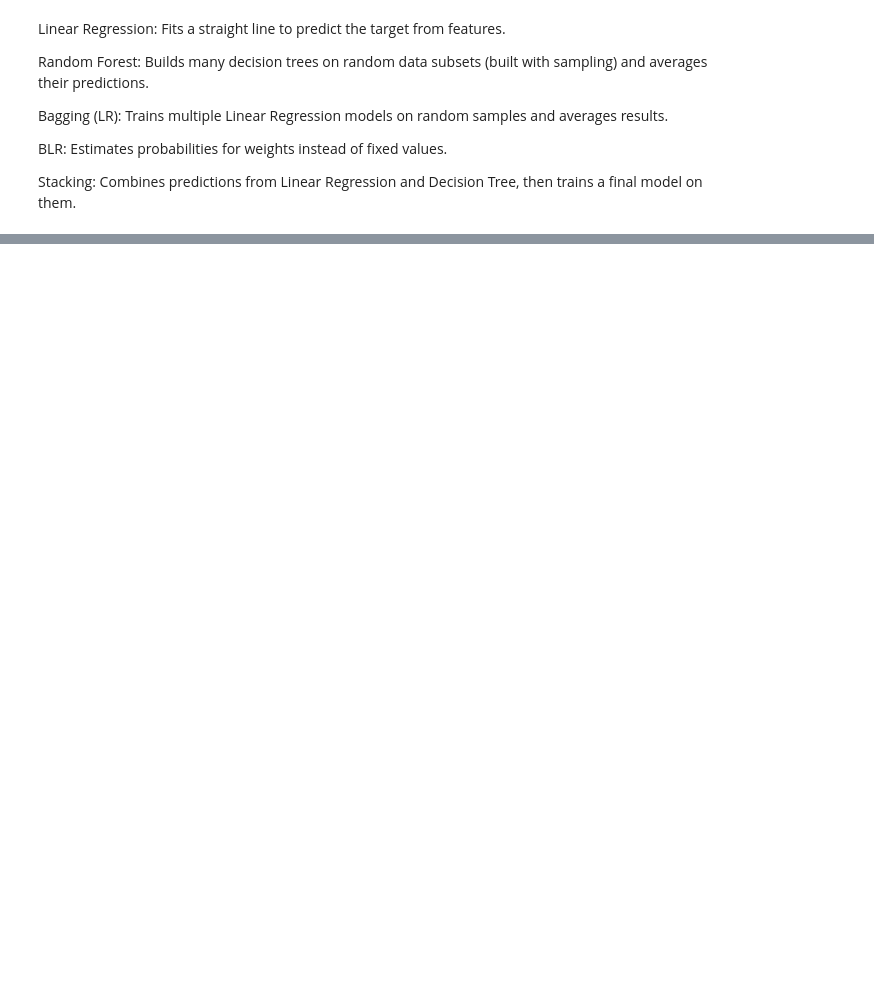
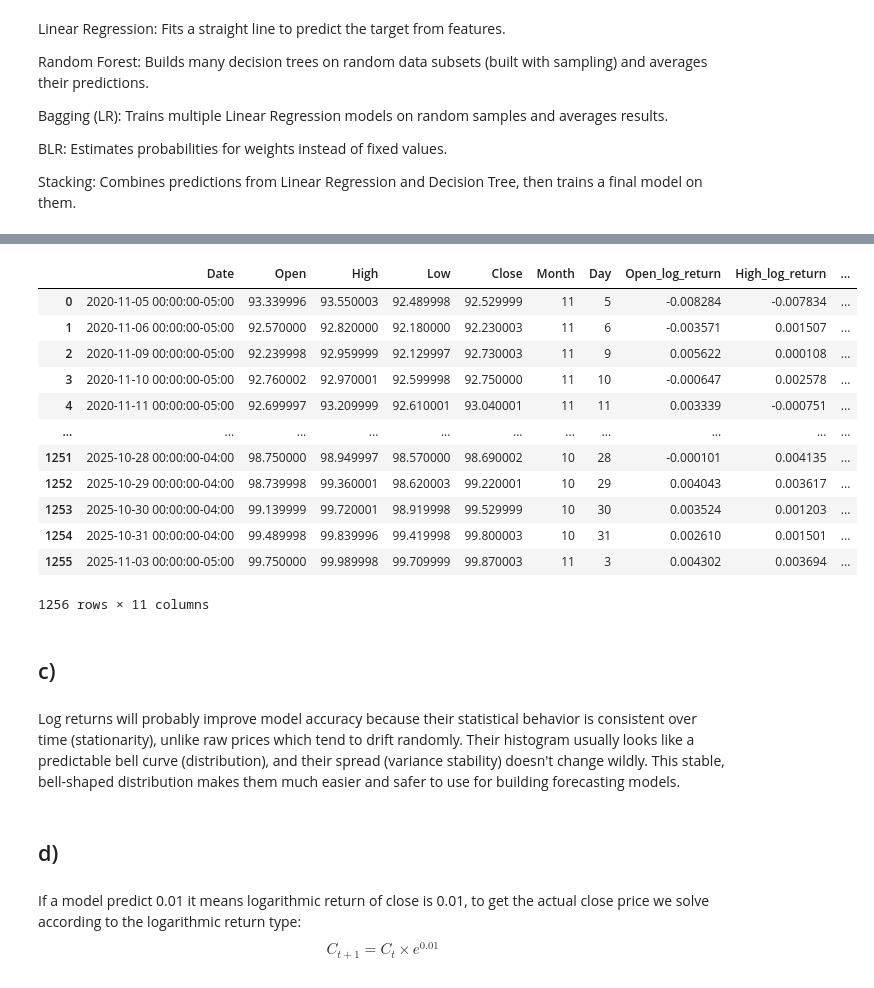
Before and after one commit to thanasisxan/AI-101-Machine-Learning, a Jupyter notebook: Exercise-3/usd-price-prediction.ipynb, the cells around one changed output, grey strips where cells are left out. Drawn from its saved outputs; the diff is of its cells as text; code cells hidden in the pictures; blank space fills up the shorter version.

```diff
--- a/Exercise-3/usd-price-prediction.ipynb
+++ b/Exercise-3/usd-price-prediction.ipynb
@@ -192,0 +239,18 @@ Stacking: Combines predictions from Linear Regression and Decision Tree, then tr
+# %%
+df12.dropna()
+# %% [output]
+|  | Date | Open | High | Low | Close | Month | Day | Open_log_return | High_log_return | ... |
+| 0 | 2020-11-05 00:00:00-05:00 | 93.339996 | 93.550003 | 92.489998 | 92.529999 | 11 | 5 | -0.008284 | -0.007834 | ... |
+| 1 | 2020-11-06 00:00:00-05:00 | 92.570000 | 92.820000 | 92.180000 | 92.230003 | 11 | 6 | -0.003571 | 0.001507 | ... |
+| 2 | 2020-11-09 00:00:00-05:00 | 92.239998 | 92.959999 | 92.129997 | 92.730003 | 11 | 9 | 0.005622 | 0.000108 | ... |
+| 3 | 2020-11-10 00:00:00-05:00 | 92.760002 | 92.970001 | 92.599998 | 92.750000 | 11 | 10 | -0.000647 | 0.002578 | ... |
+| 4 | 2020-11-11 00:00:00-05:00 | 92.699997 | 93.209999 | 92.610001 | 93.040001 | 11 | 11 | 0.003339 | -0.000751 | ... |
+| ... | ... | ... | ... | ... | ... | ... | ... | ... | ... | ... |
+| 1251 | 2025-10-28 00:00:00-04:00 | 98.750000 | 98.949997 | 98.570000 | 98.690002 | 10 | 28 | -0.000101 | 0.004135 | ... |
+| 1252 | 2025-10-29 00:00:00-04:00 | 98.739998 | 99.360001 | 98.620003 | 99.220001 | 10 | 29 | 0.004043 | 0.003617 | ... |
+| 1253 | 2025-10-30 00:00:00-04:00 | 99.139999 | 99.720001 | 98.919998 | 99.529999 | 10 | 30 | 0.003524 | 0.001203 | ... |
+| 1254 | 2025-10-31 00:00:00-04:00 | 99.489998 | 99.839996 | 99.419998 | 99.800003 | 10 | 31 | 0.002610 | 0.001501 | ... |
+| 1255 | 2025-11-03 00:00:00-05:00 | 99.750000 | 99.989998 | 99.709999 | 99.870003 | 11 | 3 | 0.004302 | 0.003694 | ... |
+1256 rows × 11 columns
+# %% [markdown]
+## c)
@@ -192,0 +269,6 @@ Stacking: Combines predictions from Linear Regression and Decision Tree, then tr
+# %% [markdown]
+Log returns will probably improve model accuracy because their statistical behavior is consistent over time (stationarity), unlike raw prices which tend to drift randomly. Their histogram usually looks like a predictable bell curve (distribution), and their spread (variance stability) doesn't change wildly. This stable, bell-shaped distribution makes them much easier and safer to use for building forecasting models.
+# %% [markdown]
+## d)
+# %% [markdown]
+If a model predict 0.01 it means logarithmic return of close is 0.01, to get the actual close price we solve according to the logarithmic return type: $$C_{t+1} = C_t \times e^{0.01}$$
```
Also changed, not shown: parts of 21 cells of this notebook.
